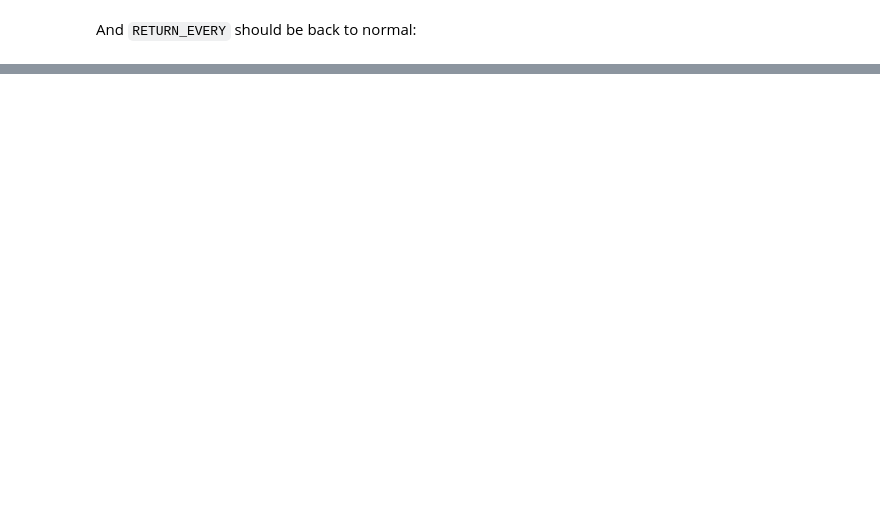
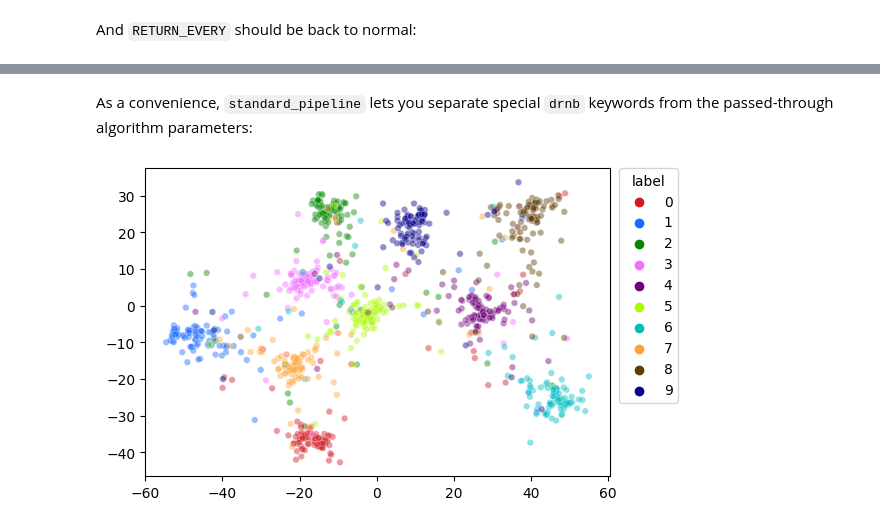
Before and after one commit to jlmelville/drnb, a Jupyter notebook: notebooks/embed-pipeline/trimap.ipynb, the cells around one changed output, grey strips where cells are left out. Drawn from its saved outputs; the diff is of its cells as text; code cells hidden in the pictures; blank space fills up the shorter version.

Commit message:
Rerun for method fix

```diff
--- a/notebooks/embed-pipeline/trimap.ipynb
+++ b/notebooks/embed-pipeline/trimap.ipynb
@@ -155,0 +157,9 @@ time: 3.64 ms (started: 2022-10-01 14:48:25 -07:00)
+# %% [markdown]
+As a convenience, `standard_pipeline` lets you separate special `drnb` keywords from the passed-through algorithm parameters:
+# %%
+s1k_trimap_every200 = pl.standard_pipeline(
+    method=("trimap", dict(return_every=200)),
+    params=dict(return_seq=True),
+).run("s1k")
+# %% [output]
+[figure, added]
```
Also changed, not shown: parts of 14 cells of this notebook, 1 other file.
